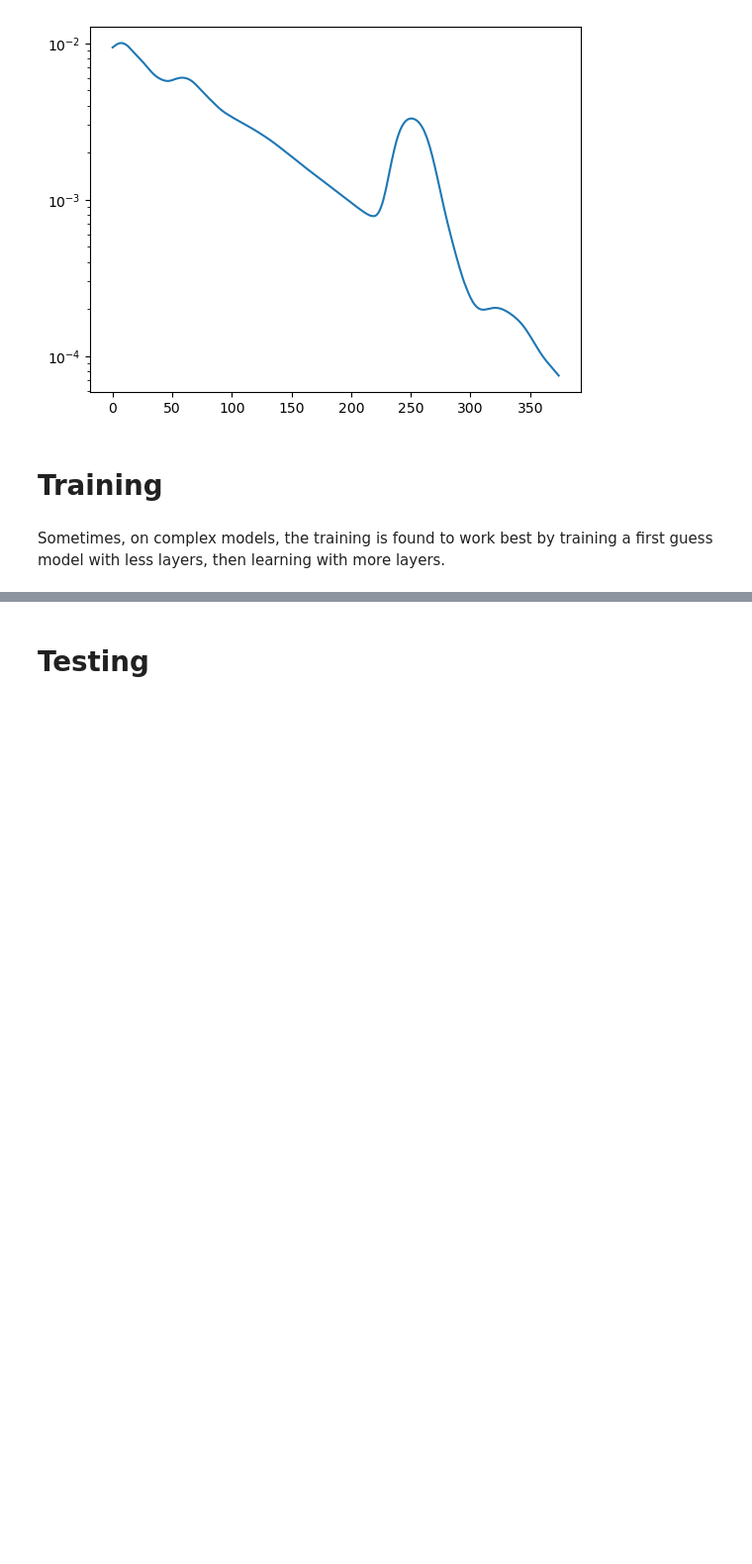
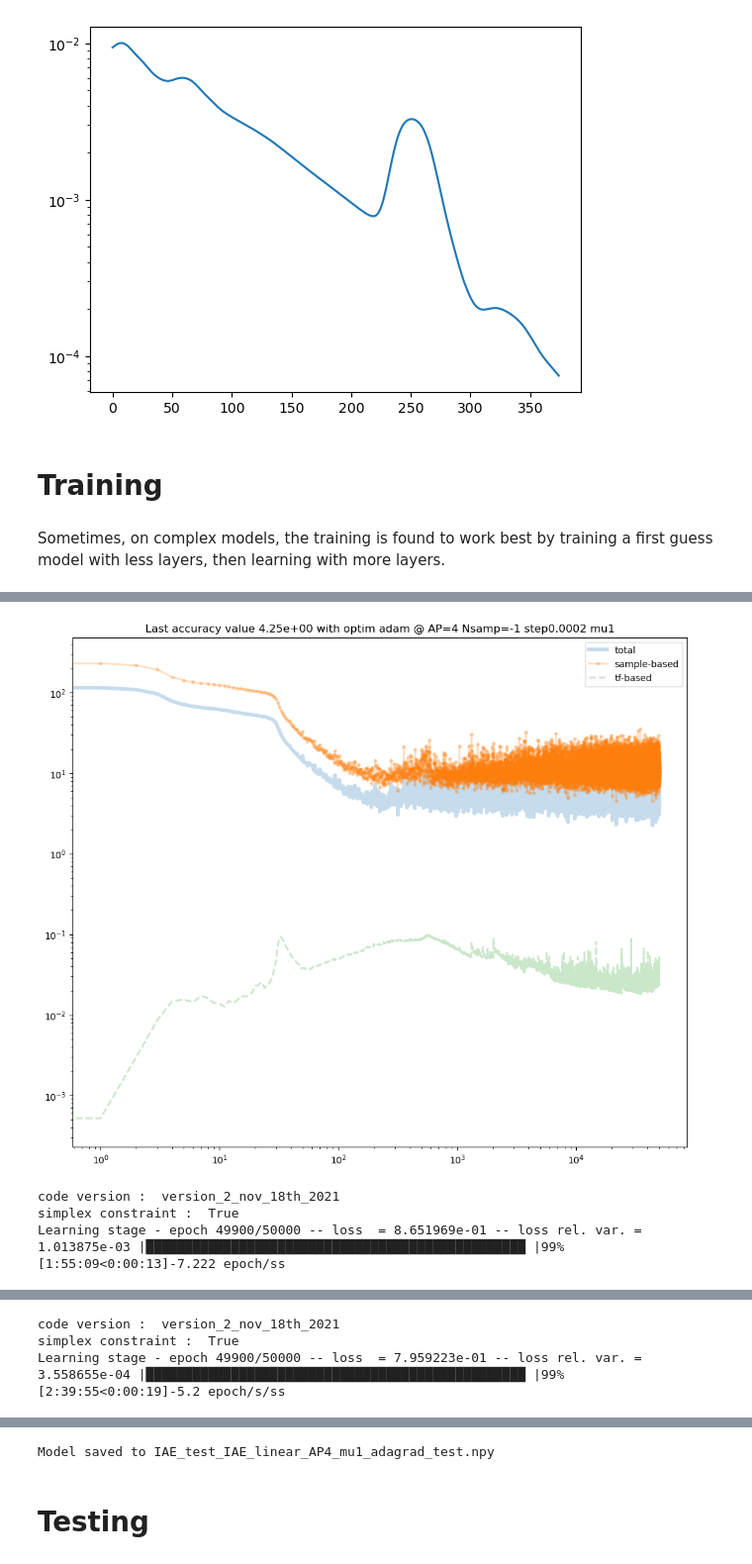
Before and after one commit to JMLascar/SUSHI, a Jupyter notebook: Training an IAE.ipynb, the cells around one changed output, grey strips where cells are left out. Shown at 99% size. Saved outputs shown, nothing was run; the diff lists cells and outputs as text; code cells hidden in the pictures; blank space fills up the shorter version.

```diff
--- a/Training an IAE.ipynb
+++ b/Training an IAE.ipynb
@@ -26,7 +35,7 @@ Because Github only allows files under 100MB, the training/testing/validation se
 - to pick the anchor points at the extreme parameter values (here, highest z highest kT, lowest z highest kT, lowest z lowest kT, highest z lowest kT).
 - to shuffle the training and testing set.
 # %%
-with open("Training_Set_IAE.p","rb") as f:
+with open("data/Training_Set_IAE.p","rb") as f:
     Output=pickle.load(f)
 Anchor_points=Output["Psi"]
 # %%
@@ -84,16 +93,14 @@ def save_model(fname,self):
                  "enable_train_bn":self.enable_train_bn,
                  "sparse_code":self.sparse_code,
                  "niter_sparse":self.niter_sparse})
-    outfile = open(fname + '.pkl', 'wb')
-    pickle.dump(Model, outfile)
-    outfile.close()
+    jnp.save(fname,arr=Model)
 # %%
 mu = 1 # Regularization parameter between quality in real space or transformed space
 AP=Anchor_points.shape[0] #Nb of anchor point used
 nsamples = -1
 name="IAE_test"
 fdir='/Users/jl269817/Internship_2022_Julia/results/'
-t_length= templ_lib.shape[-1]
+t_length= Output["X_train"].shape[-1]
 Xvalidation = Output["X_valid"][0:nsamples,:]
 Optims = ['adam', 'momentum', 'rmsprop', 'adagrad', 'Nesterov', 'SGD']
 Optim = 3
@@ -119,7 +126,7 @@ for i,NL in enumerate(vNL):  # Learning with various numbers of layers
 #    fname = f'{name}_model_L'+np.str(NL) # filename of the saved model (pickle file)
 #    fname="toto"
 
-    fname = f"{name}_IAE_{scaling}_AP{AP}_mu{mu}_{Optims[opt]}" # filename for the learnt model
+    fname = f"{name}_IAE_{scaling}_AP{AP}_mu{mu}_{Optims[opt]}_test" # filename for the learnt model
 
     NSize = t_length*np.ones((NL+1,),dtype='int') # shape of the network
     LearnFunc = mld.IAE(fname=fname, Model=out0, simplex=True,
@@ -128,7 +135,7 @@ for i,NL in enumerate(vNL):  # Learning with various numbers of layers
                                    verb=True, optim_learn=opt,cost_weight=cost_weight)   # Defines the learning class
     learnt_params, outval = LearnFunc.learning_stage(Output["X_train"], XValidation= Output["X_valid"], batch_size=100)
     save_model(fname,LearnFunc)
-    out0 = mld.load_model(f"{name}_IAE_{scaling}_AP{AP}_mu{mu}_{Optims[opt]}")
+    out0 = np.load(f"{fname}.npy",allow_pickle=True).item()
 
     plt.figure(figsize=[12,10])
     #plt.xlim(skip,niter)
@@ -136,11 +143,11 @@ for i,NL in enumerate(vNL):  # Learning with various numbers of layers
     plt.loglog(outval["samp_cost"], '.-', lw=2, alpha=0.25)
     plt.loglog(outval["trans_cost"],'--', lw=2, alpha=0.25)
     plt.legend(["total","sample-based","tf-based"])
-    plt.title(f"Last accuracy value {float(outval['total_cost'][-1]):.2e} with optim {Optims[opt]} @ Nex={Nex} Nsamp={nsamples} step{step} mu{mu}")
+    plt.title(f"Last accuracy value {float(outval['total_cost'][-1]):.2e} with optim {Optims[opt]} @ AP={AP} Nsamp={nsamples} step{step} mu{mu}")
     plt.savefig(fname+'_training.png',dpi=150)
     plt.show()
 
-print(f'Model saved to {fname}.pkl ')
+print(f'Model saved to {fname}.npy ')
 # %% [output]
 code version :  version_2_nov_18th_2021
 simplex constraint :  True
@@ -147,0 +155,4 @@ Learning stage - epoch 24900/50000 -- loss  = 5.112289e+00 -- loss rel. var. = 4
+[figure, added]
+code version :  version_2_nov_18th_2021
+simplex constraint :  True
+Learning stage - epoch 49900/50000 -- loss  = 8.651969e-01 -- loss rel. var. = 1.013875e-03 |█████████████████████████████████████████████████ |99% [1:55:09<0:00:13]-7.222 epoch/ss
@@ -147,0 +160,3 @@ Learning stage - epoch 24900/50000 -- loss  = 5.112289e+00 -- loss rel. var. = 4
+code version :  version_2_nov_18th_2021
+simplex constraint :  True
+Learning stage - epoch 49900/50000 -- loss  = 7.959223e-01 -- loss rel. var. = 3.558655e-04 |█████████████████████████████████████████████████ |99% [2:39:55<0:00:19]-5.2 epoch/s/ss
@@ -148,2 +164,3 @@ Learning stage - epoch 24900/50000 -- loss  = 5.112289e+00 -- loss rel. var. = 4
+Model saved to IAE_test_IAE_linear_AP4_mu1_adagrad_test.npy
 # %% [markdown]
 # Testing
```
Also changed, not shown: parts of 6 cells of this notebook, 4 other files.
